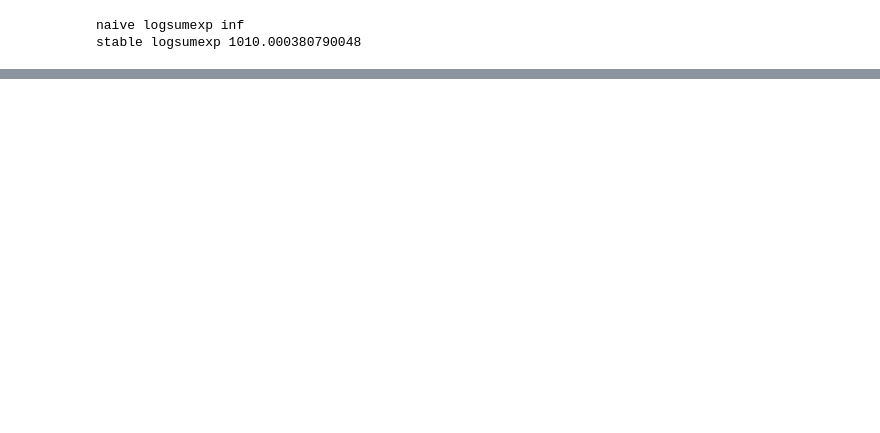
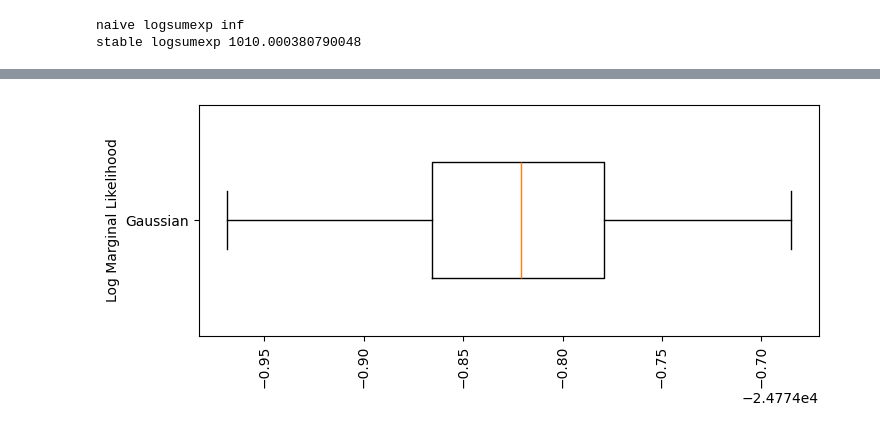
Before and after one commit to sallsdagrate/SNIS-Estimator, a Jupyter notebook: cw1.1.ipynb, the cells around one changed output, grey strips where cells are left out. Drawn from its saved outputs; the diff is of its cells as text; code cells hidden in the pictures; blank space fills up the shorter version.

```diff
--- a/cw1.1.ipynb
+++ b/cw1.1.ipynb
@@ -304,7 +315,7 @@ def calc_weight(x):
 def snis_estimator_gauss(y_data, x_samples):
     log_likelihoods = []
     weights = []
-    N = len(x_samples)
+    prefix = T/2 * (np.log(5) - np.log(np.pi))
 
     for x in x_samples:
         log_weight = calc_weight(x)
@@ -315,13 +326,12 @@ def snis_estimator_gauss(y_data, x_samples):
     lse = logsumexp_stable(log_likelihoods)
     lse_w = logsumexp_stable(weights)
 
-    return lse - lse_w - np.log(len(x_samples))
+    return prefix + lse - lse_w
 
 def snis_estimator_student_t(y_data, x_samples, v=nu):
     log_likelihoods = []
     weights = []
     T = len(y_data)
-    N = len(x_samples)
 
     # Parts outside the LSE
     log10 = np.log(10)
@@ -329,7 +339,7 @@ def snis_estimator_student_t(y_data, x_samples, v=nu):
     lognu = np.log(v)
     log_gamma_nu_plus = gammaln((v + 1) / 2)
     log_gamma_nu = gammaln(v / 2)
-    prefix = log_gamma_nu_plus - log_gamma_nu - (1 / 2) * (logpi + lognu - log10)
+    prefix = T * (log_gamma_nu_plus - log_gamma_nu - (1 / 2) * (logpi + lognu - log10))
 
     for x in x_samples:
         log_weight = calc_weight(x)
@@ -343,7 +353,7 @@ def snis_estimator_student_t(y_data, x_samples, v=nu):
     lse = logsumexp_stable(log_likelihoods)
     lse_w = logsumexp_stable(weights)
 
-    return lse - lse_w + T * prefix - np.log(N)
+    return prefix + lse - lse_w
 # %%
 # Test runs
 print("Gaussian:", snis_estimator_gauss(y_data, x_samples))
@@ -353,0 +364,20 @@ Student t: -7585.219014188021
+# %%
+# Experiment parameters
+num_runs = 100
+nu_values = np.linspace(1.5, 6.5, 20)  # 20 evenly spaced values of nu
+sigma2 = 0.1
+rng = np.random.default_rng()  # Random number generator
+num_x_samples = 100000
+rejection_sampling_s = [math.sqrt(5), 0.5]
+# %%
+# Collect results
+gaussian_results = []
+
+# Perform 100 runs for the Gaussian model
+for run in trange(num_runs):
+    rng = np.random.default_rng(run)
+    rejection_sampled_x, _, _ = rejection_sampler(num_x_samples, rejection_sampling_s)
+    log_marginal = snis_estimator_gauss(y_data, rejection_sampled_x)
+    gaussian_results.append(log_marginal)
+
+gaussian_results[:10]
@@ -353,0 +397,10 @@ Student t: -7585.219014188021
+# %%
+# Box plot visualization
+plt.figure(figsize=(8, 3))
+plt.boxplot([gaussian_results], positions=[0], widths=0.5, tick_labels=['Gaussian'], vert=False)
+plt.xticks(rotation=90)
+plt.ylabel("Log Marginal Likelihood")
+# plt.tight_layout()
+plt.show()
+# %% [output]
+[figure, added]
```
Also changed, not shown: parts of 31 cells of this notebook, 22 other files.
